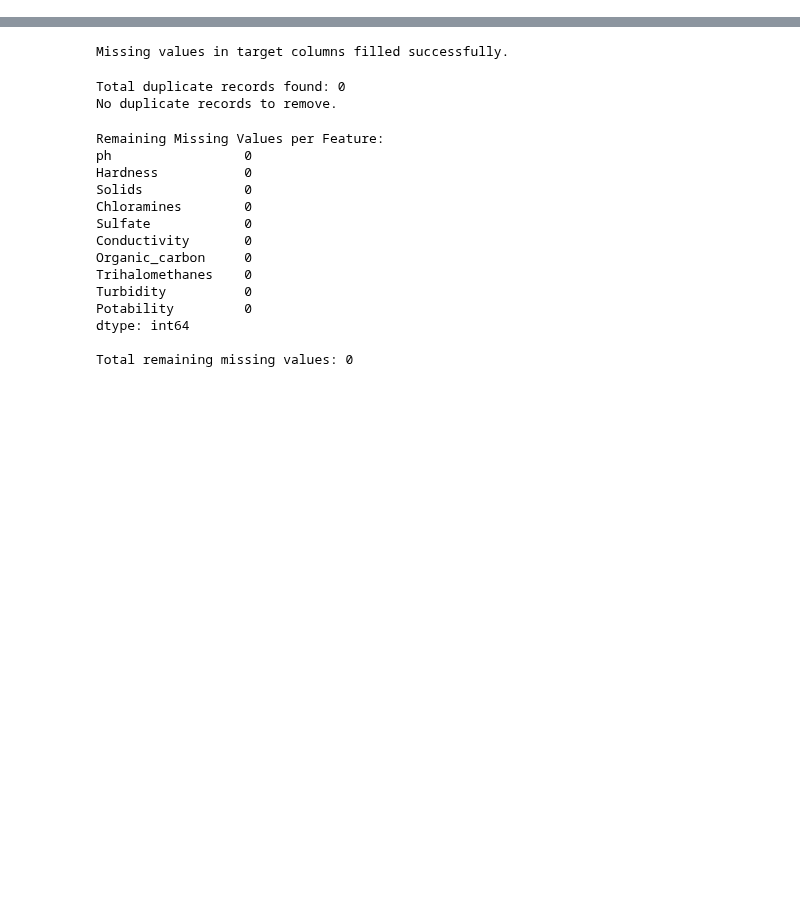
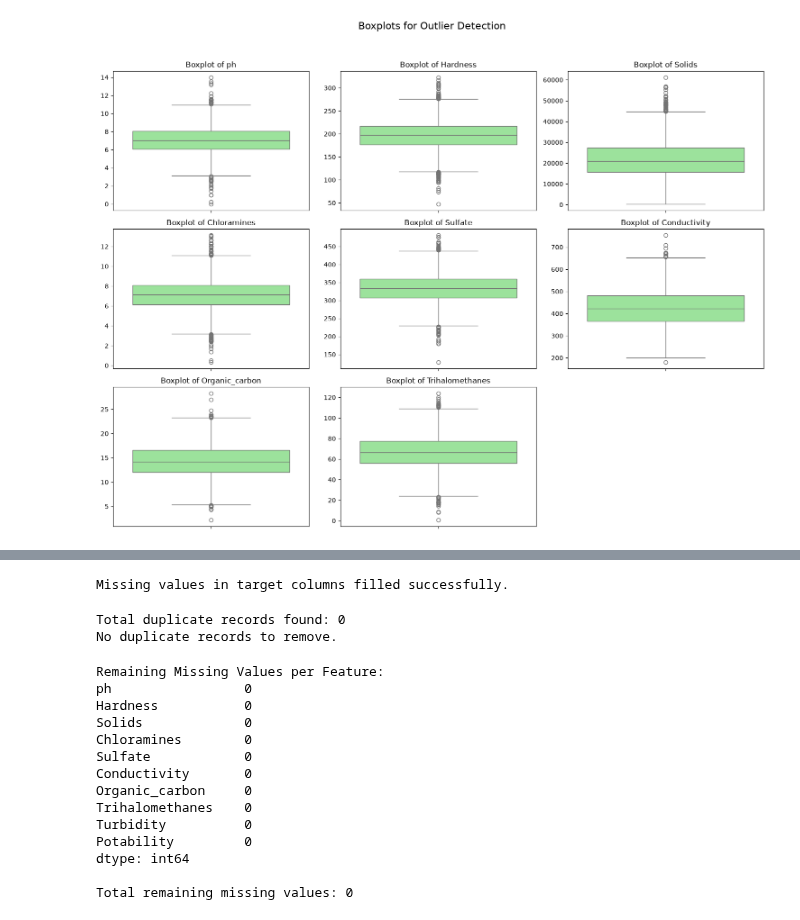
Before and after one commit to Dineth0/ML-Final-Project, a Jupyter notebook: main.ipynb, the cells around one changed output, grey strips where cells are left out. Cells and saved outputs as stored; diff of their text form; code cells hidden in the pictures; blank space fills up the shorter version.

```diff
--- a/main.ipynb
+++ b/main.ipynb
@@ -4,0 +98,17 @@ df = pd.read_csv("dataset/water_potability.csv")
+# %%
+fig, axes = plt.subplots(nrows=3, ncols=3, figsize=(15, 12))
+fig.suptitle('Boxplots for Outlier Detection', fontsize=16)
+
+axes = axes.flatten()
+
+for i, col in enumerate(num_cols):
+    sns.boxplot(y=df[col], ax=axes[i], color='lightgreen')
+    axes[i].set_title(f'Boxplot of {col}')
+    axes[i].set_ylabel('')
+
+fig.delaxes(axes[-1])
+
+plt.tight_layout(rect=[0, 0.03, 1, 0.95])
+plt.show()
+# %% [output]
+[figure, added]
```
Also changed, not shown: parts of 9 cells of this notebook.
